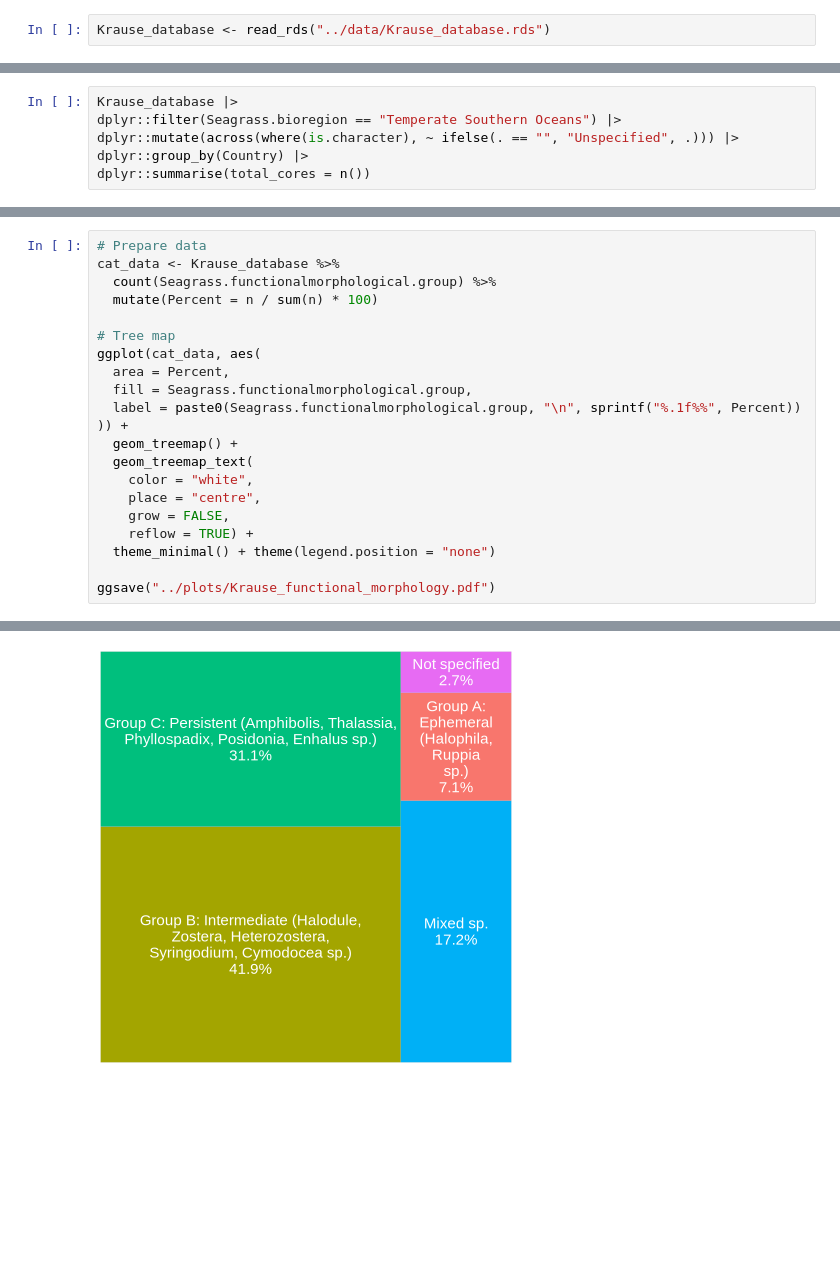
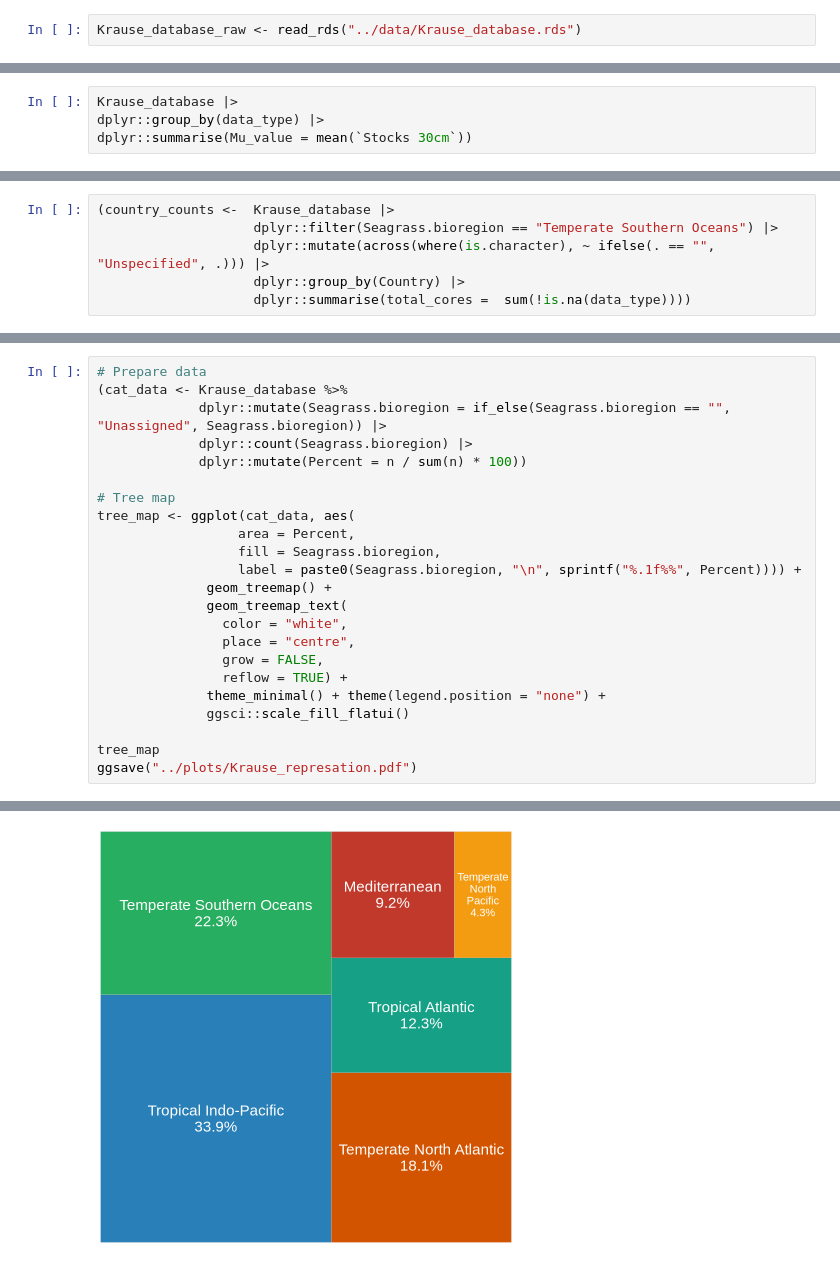
Before and after one commit to PiscatorX/mzansi-seagrass-bluecarbon, a Jupyter notebook: scripts-notebooks/02_Analyse_Kruse.ipynb, the cells around one changed output, grey strips where cells are left out. Drawn from its saved outputs; the diff is of its cells as text; blank space fills up the shorter version.

```diff
--- a/scripts-notebooks/02_Analyse_Kruse.ipynb
+++ b/scripts-notebooks/02_Analyse_Kruse.ipynb
@@ -15,2 +34,2 @@ library(car)
 # %%
-Krause_database <- read_rds("../data/Krause_database.rds")
+Krause_database_raw <- read_rds("../data/Krause_database.rds")
@@ -54,0 +89,4 @@ unique(Krause_database$Seagrass.bioregion)
+# %%
+Krause_database |>
+dplyr::group_by(data_type) |>
+dplyr::summarise(Mu_value = mean(`Stocks 30cm`))
@@ -72,9 +124,9 @@ A tibble: 7 × 2
 # %%
-Krause_database |>
-dplyr::filter(Seagrass.bioregion == "Temperate Southern Oceans") |>
-dplyr::mutate(across(where(is.character), ~ ifelse(. == "", "Unspecified", .))) |>
-dplyr::group_by(Country) |>
-dplyr::summarise(total_cores = n())
+(country_counts <-  Krause_database |>
+                    dplyr::filter(Seagrass.bioregion == "Temperate Southern Oceans") |>
+                    dplyr::mutate(across(where(is.character), ~ ifelse(. == "", "Unspecified", .))) |>
+                    dplyr::group_by(Country) |>
+                    dplyr::summarise(total_cores =  sum(!is.na(data_type))))
 # %% [output]
 A tibble: 5 × 2
 | Country | total_cores |
@@ -167,22 +181,24 @@ Saving 7 x 7 in image
 # %%
 # Prepare data
-cat_data <- Krause_database %>%
-  count(Seagrass.functionalmorphological.group) %>%
-  mutate(Percent = n / sum(n) * 100)
+(cat_data <- Krause_database %>%
+             dplyr::mutate(Seagrass.bioregion = if_else(Seagrass.bioregion == "", "Unassigned", Seagrass.bioregion)) |>
+             dplyr::count(Seagrass.bioregion) |>
+             dplyr::mutate(Percent = n / sum(n) * 100))
 
 # Tree map
-ggplot(cat_data, aes(
-  area = Percent,
-  fill = Seagrass.functionalmorphological.group,
-  label = paste0(Seagrass.functionalmorphological.group, "\n", sprintf("%.1f%%", Percent))
-)) +
-  geom_treemap() +
-  geom_treemap_text(
-    color = "white",
-    place = "centre",
-    grow = FALSE,
-    reflow = TRUE) +
-  theme_minimal() + theme(legend.position = "none")
+tree_map <- ggplot(cat_data, aes(
+                  area = Percent,
+                  fill = Seagrass.bioregion,
+                  label = paste0(Seagrass.bioregion, "\n", sprintf("%.1f%%", Percent)))) +
+              geom_treemap() +
+              geom_treemap_text(
+                color = "white",
+                place = "centre",
+                grow = FALSE,
+                reflow = TRUE) +
+              theme_minimal() + theme(legend.position = "none") +
+              ggsci::scale_fill_flatui()
 
-ggsave("../plots/Krause_functional_morphology.pdf")
+tree_map
+ggsave("../plots/Krause_represation.pdf")
 # %% [output]
@@ -190 +215 @@ Saving 7 x 7 in image
-[figure, old version]
+[figure, new version]
```
Also changed, not shown: parts of 36 cells of this notebook, 8 other files.
